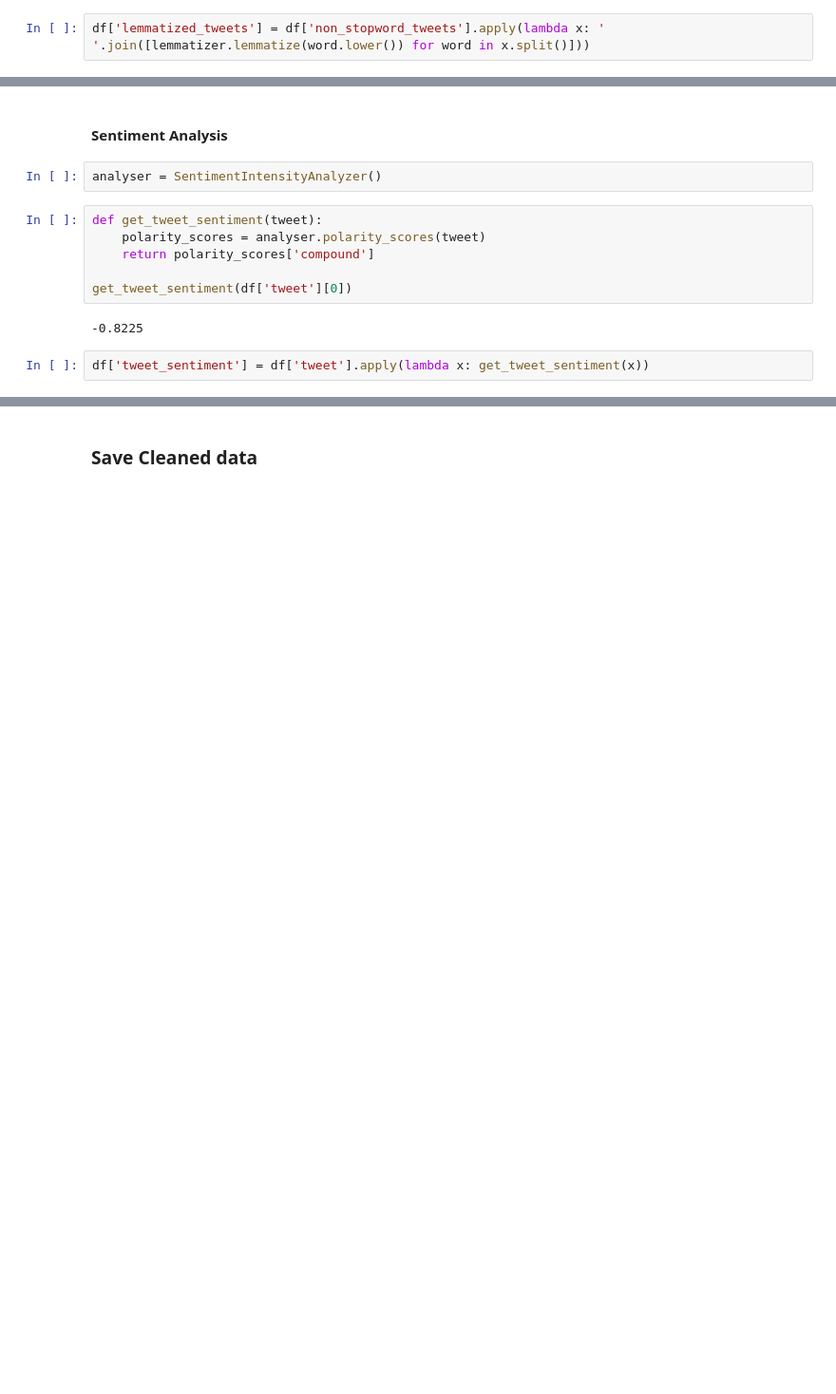
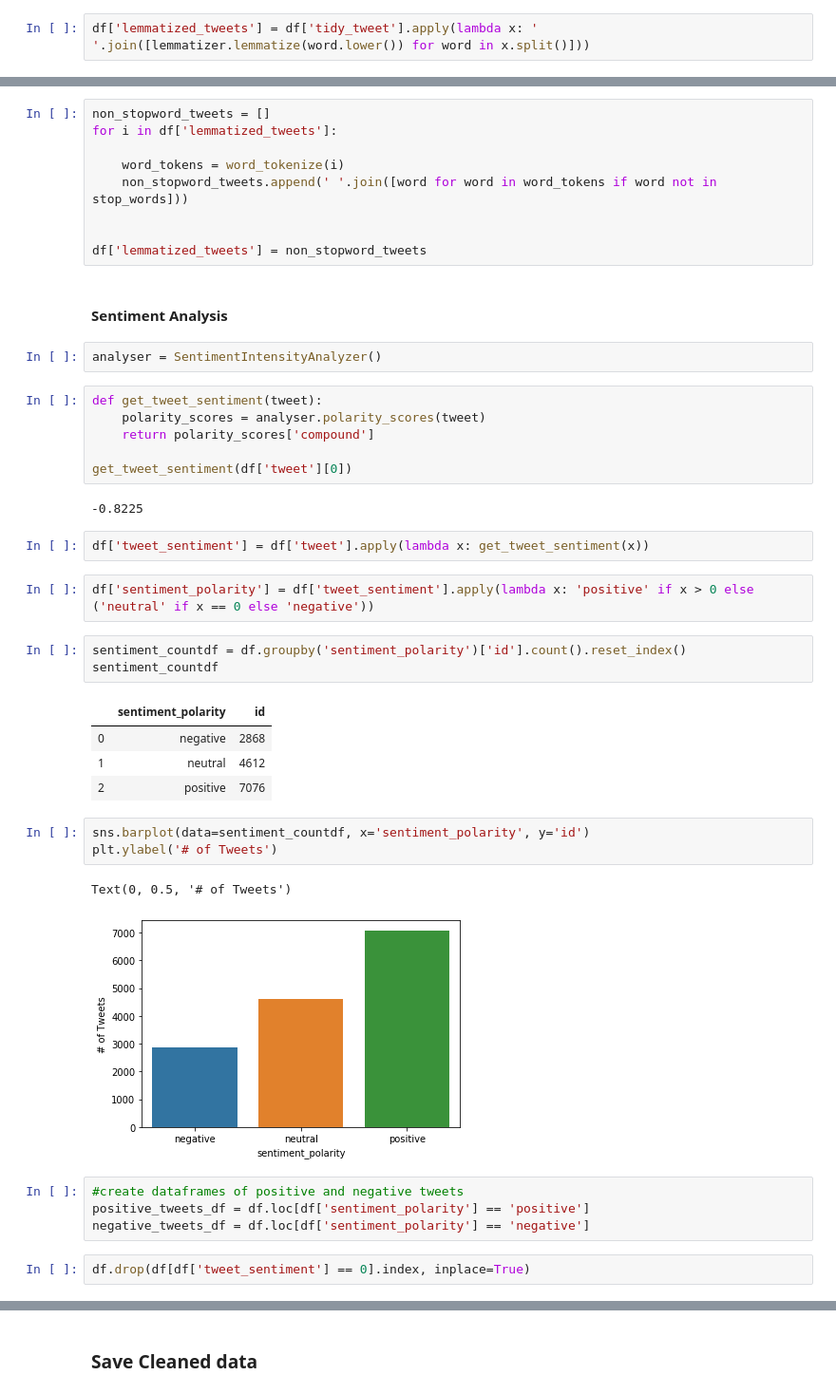
Before and after one commit to jacksonbull87/Social-Listening-NLP-Project, a Jupyter notebook: SL - Data Pipeline.ipynb, the cells around one changed output, grey strips where cells are left out. Shown at 95% size. Saved outputs shown, nothing was run; the diff lists cells and outputs as text; blank space fills up the shorter version.

Commit message:
popular vs unpopular tweet EDA

```diff
--- a/SL - Data Pipeline.ipynb
+++ b/SL - Data Pipeline.ipynb
@@ -189,4 +158,4 @@ Name: non_stopword_tweets, Length: 14556, dtype: object
 
 lemmatizer = WordNetLemmatizer()
 # %%
-df['lemmatized_tweets'] = df['non_stopword_tweets'].apply(lambda x: ' '.join([lemmatizer.lemmatize(word.lower()) for word in x.split()]))
+df['lemmatized_tweets'] = df['tidy_tweet'].apply(lambda x: ' '.join([lemmatizer.lemmatize(word.lower()) for word in x.split()]))
@@ -197,3 +171,12 @@ df['lemmatized_tweets'][759]
+# %%
+non_stopword_tweets = []
+for i in df['lemmatized_tweets']:
+
+    word_tokens = word_tokenize(i)
+    non_stopword_tweets.append(' '.join([word for word in word_tokens if word not in stop_words]))
+
+
+df['lemmatized_tweets'] = non_stopword_tweets
 # %% [markdown]
 #### Sentiment Analysis
 # %%
@@ -208,3 +191,25 @@ get_tweet_sentiment(df['tweet'][0])
 -0.8225
 # %%
 df['tweet_sentiment'] = df['tweet'].apply(lambda x: get_tweet_sentiment(x))
+# %%
+df['sentiment_polarity'] = df['tweet_sentiment'].apply(lambda x: 'positive' if x > 0 else ('neutral' if x == 0 else 'negative'))
+# %%
+sentiment_countdf = df.groupby('sentiment_polarity')['id'].count().reset_index()
+sentiment_countdf
+# %% [output]
+|  | sentiment_polarity | id |
+| 0 | negative | 2868 |
+| 1 | neutral | 4612 |
+| 2 | positive | 7076 |
+# %%
+sns.barplot(data=sentiment_countdf, x='sentiment_polarity', y='id')
+plt.ylabel('# of Tweets')
+# %% [output]
+Text(0, 0.5, '# of Tweets')
+[figure, added]
+# %%
+#create dataframes of positive and negative tweets
+positive_tweets_df = df.loc[df['sentiment_polarity'] == 'positive']
+negative_tweets_df = df.loc[df['sentiment_polarity'] == 'negative']
+# %%
+df.drop(df[df['tweet_sentiment'] == 0].index, inplace=True)
```
Also changed, not shown: parts of 24 cells of this notebook.
